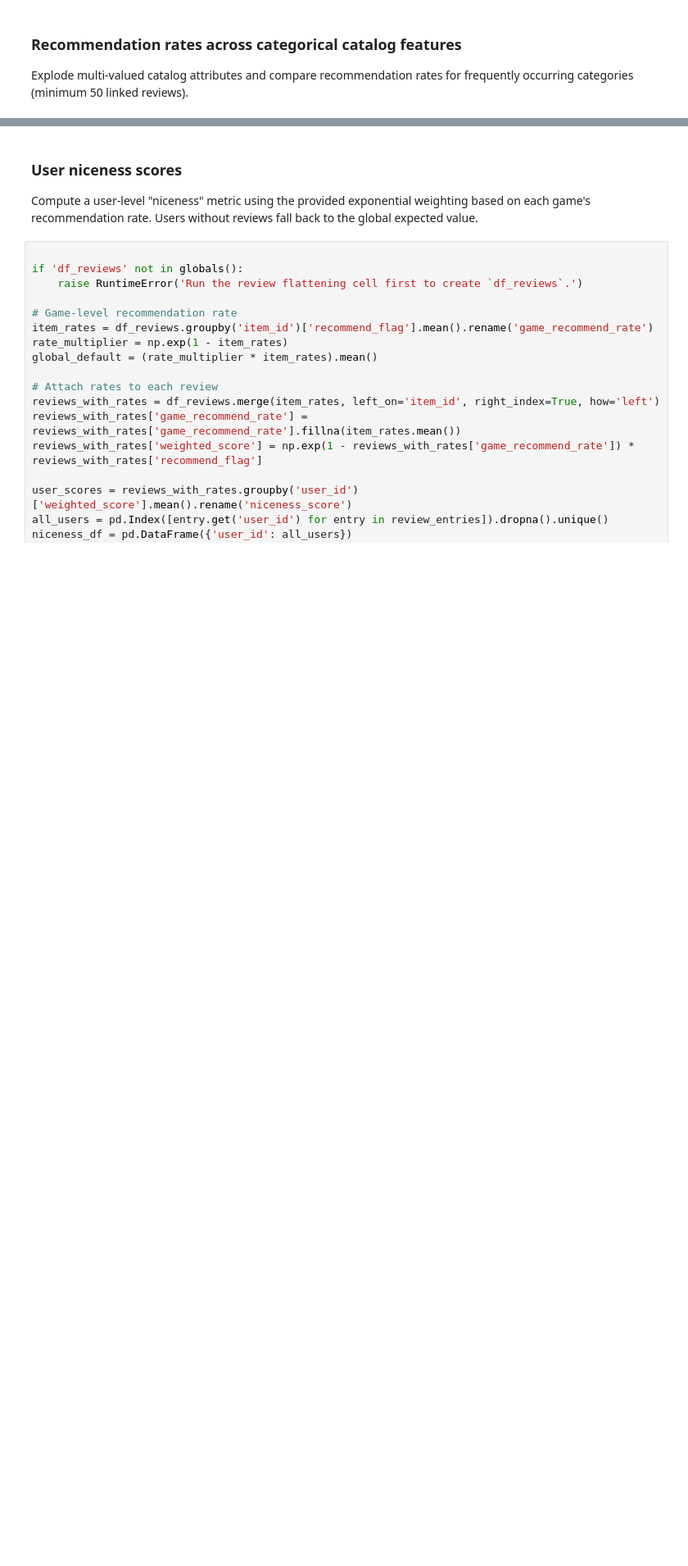
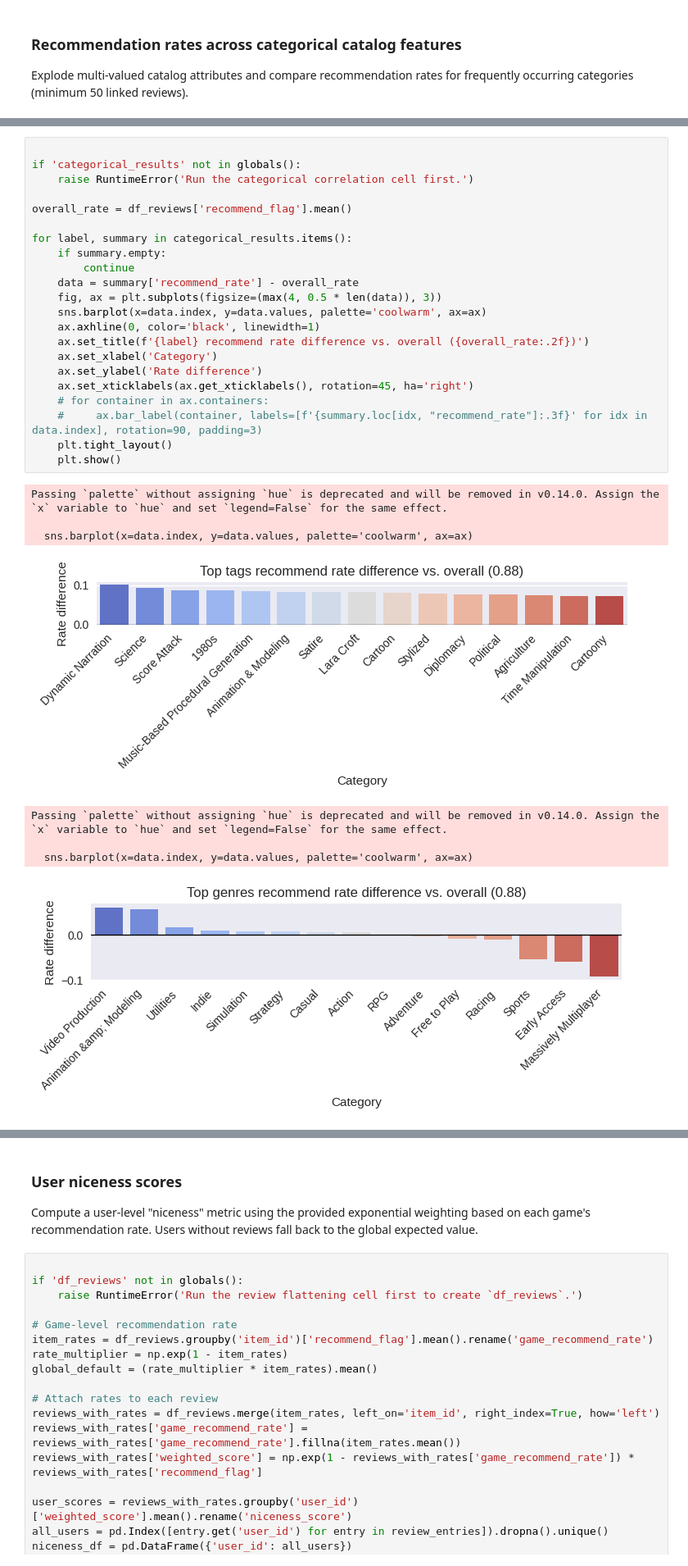
Before and after one commit to Yin-Y-M/CSE-158-Assignment-2, a Jupyter notebook: recommend.ipynb, the cells around one changed output, grey strips where cells are left out. Shown: that part at 82% size. Drawn from its saved outputs; the diff is of its cells as text; blank space fills up the shorter version.

```diff
--- a/recommend.ipynb
+++ b/recommend.ipynb
@@ -413,0 +454,31 @@ Runic Games                                       0.988889     90
+# %%
+
+if 'categorical_results' not in globals():
+    raise RuntimeError('Run the categorical correlation cell first.')
+
+overall_rate = df_reviews['recommend_flag'].mean()
+
+for label, summary in categorical_results.items():
+    if summary.empty:
+        continue
+    data = summary['recommend_rate'] - overall_rate
+    fig, ax = plt.subplots(figsize=(max(4, 0.5 * len(data)), 3))
+    sns.barplot(x=data.index, y=data.values, palette='coolwarm', ax=ax)
+    ax.axhline(0, color='black', linewidth=1)
+    ax.set_title(f'{label} recommend rate difference vs. overall ({overall_rate:.2f})')
+    ax.set_xlabel('Category')
+    ax.set_ylabel('Rate difference')
+    ax.set_xticklabels(ax.get_xticklabels(), rotation=45, ha='right')
+    # for container in ax.containers:
+    #     ax.bar_label(container, labels=[f'{summary.loc[idx, "recommend_rate"]:.3f}' for idx in data.index], rotation=90, padding=3)
+    plt.tight_layout()
+    plt.show()
+# %% [output]
+Passing `palette` without assigning `hue` is deprecated and will be removed in v0.14.0. Assign the `x` variable to `hue` and set `legend=False` for the same effect.
+
+  sns.barplot(x=data.index, y=data.values, palette='coolwarm', ax=ax)
+[figure, added]
+Passing `palette` without assigning `hue` is deprecated and will be removed in v0.14.0. Assign the `x` variable to `hue` and set `legend=False` for the same effect.
+
+  sns.barplot(x=data.index, y=data.values, palette='coolwarm', ax=ax)
+[figure, added]
```
Also changed, not shown: parts of 10 cells of this notebook.
